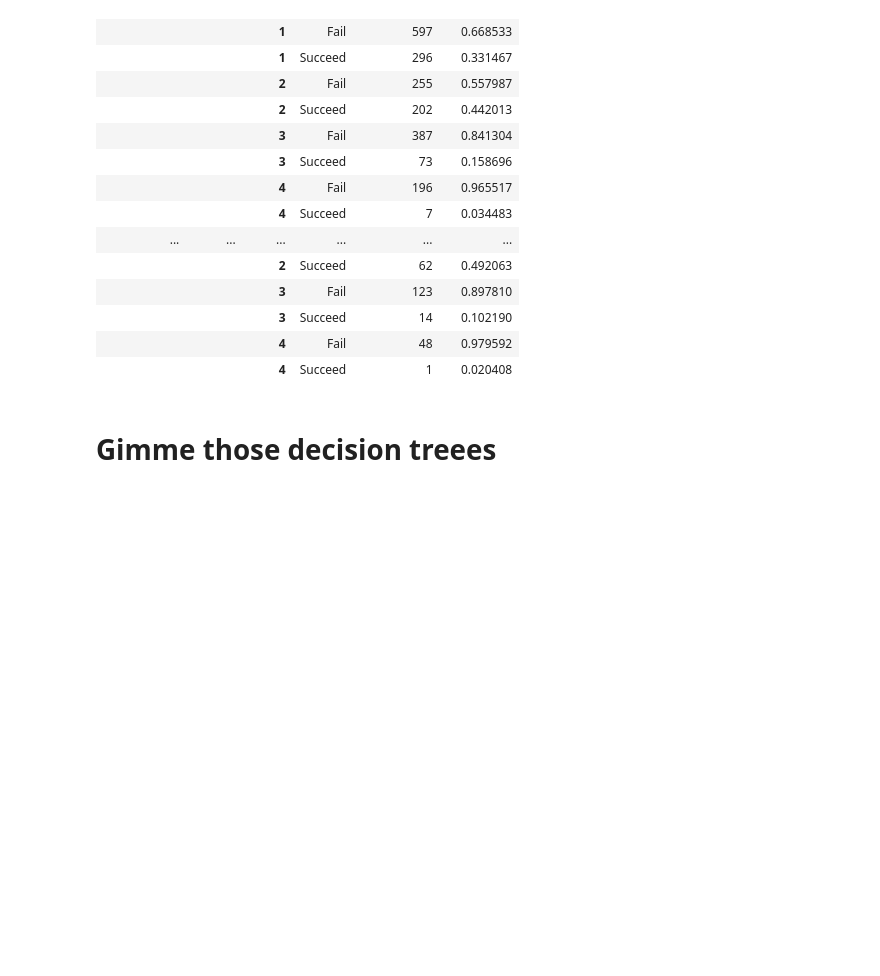
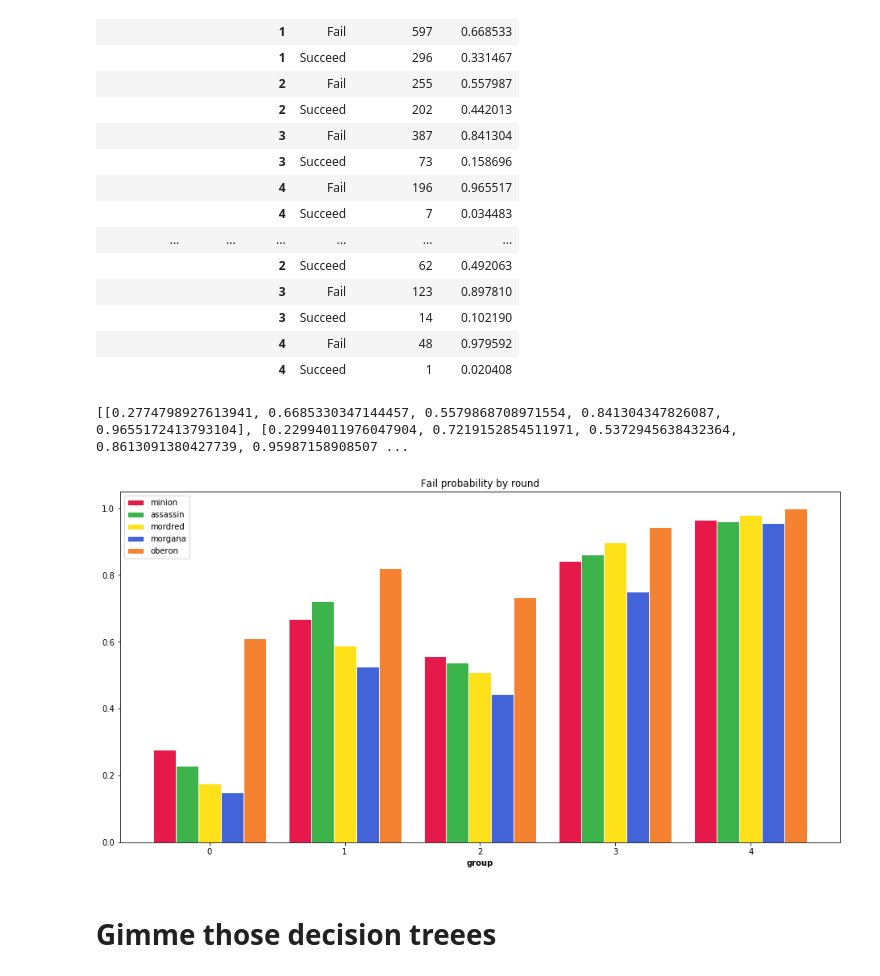
Before and after one commit to Detry322/avalon-bot, a Jupyter notebook: battlefield/Analysis.ipynb, the cells around one changed output. Drawn from its saved outputs; the diff is of its cells as text; code cells hidden in the pictures; blank space fills up the shorter version.

```diff
--- a/battlefield/Analysis.ipynb
+++ b/battlefield/Analysis.ipynb
@@ -10,7 +10,7 @@ import itertools
 from sklearn.tree import DecisionTreeClassifier, export_graphviz
 import seaborn as sns
 # %%
-with gzip.open('human_data_actions.msg.gz', 'r') as f:
+with gzip.open('human/actions.msg.gz', 'r') as f:
     HUMAN_ACTIONS = pd.read_msgpack(f)
 # %%
 def gather_stats(data, group_keys, value_key):
@@ -33,6 +33,35 @@ def gather_stats(data, group_keys, value_key):
             )))
 
     return pd.DataFrame(new_df, columns=group_keys + [value_key] + value_columns).set_index(group_keys)
+# %%
+def grouped_barplot(plot_title, series_titles, group_titles, basis, *serieses):
+    plt.figure(figsize=(16,8))
+    # set width of bar
+    COLORS = ['#e6194b', '#3cb44b', '#ffe119', '#4363d8', '#f58231', '#911eb4', '#46f0f0', '#f032e6', '#bcf60c', '#fabebe', '#008080', '#e6beff', '#9a6324', '#fffac8', '#800000', '#aaffc3']
+    barWidth = 1.0/(1 + len(serieses))
+
+    # set height of bar
+    bars1 = serieses[0]
+
+    # Set position of bar on X axis
+    positions = [ np.arange(len(bars1)) ]
+    for _ in range(len(serieses) - 1):
+        positions.append([x + barWidth for x in positions[-1] ])
+
+    for i, (title, pos, series) in enumerate(zip(series_titles, positions, serieses)):
+        plt.bar(pos, series, color=COLORS[i], width=barWidth, edgecolor='white', label=title)
+
+    if basis is not None:
+        plt.axhline(basis, color="gray")
+
+    # Add xticks on the middle of the group bars
+    plt.xlabel('group', fontweight='bold')
+    plt.xticks([r + barWidth*(len(serieses) / 2.0 - 0.5) for r in range(len(bars1))], group_titles)
+
+    # Create legend & Show graphic
+    plt.title(plot_title)
+    plt.legend()
+    plt.show()
 # %% [markdown]
 # Do people propose themselves?
 
@@ -111,6 +140,23 @@ gather_stats(filtered_data, ['num_players', 'role', 'round'], 'move')
 |  |  | 3 | Succeed | 14 | 0.102190 |
 |  |  | 4 | Fail | 48 | 0.979592 |
 |  |  | 4 | Succeed | 1 | 0.020408 |
+# %%
+d = gather_stats(filtered_data, ['num_players', 'role', 'round'], 'move')
+
+d.reset_index(level=['role', 'round'], inplace=True)
+d.reset_index(drop=True, inplace=True)
+d
+
+
+plot_title = "Fail probability by round"
+trembles = ["minion", "assassin", "mordred", "morgana", "oberon"]
+bots = [0, 1, 2, 3, 4]
+serieses = [ [ d[(d['round'] == bot) & (d.move == 'Fail') & (d.role == p)].move_prob.iloc[0] for bot in bots] for p in trembles ]
+print serieses
+grouped_barplot(plot_title, trembles, bots, None, *serieses)
+# %% [output]
+[[0.2774798927613941, 0.6685330347144457, 0.5579868708971554, 0.841304347826087, 0.9655172413793104], [0.22994011976047904, 0.7219152854511971, 0.5372945638432364, 0.8613091380427739, 0.95987158908507 ...
+[figure, added]
 # %% [markdown]
 # Gimme those decision treees
 # %%
```
Also changed, not shown: 4 other files.
